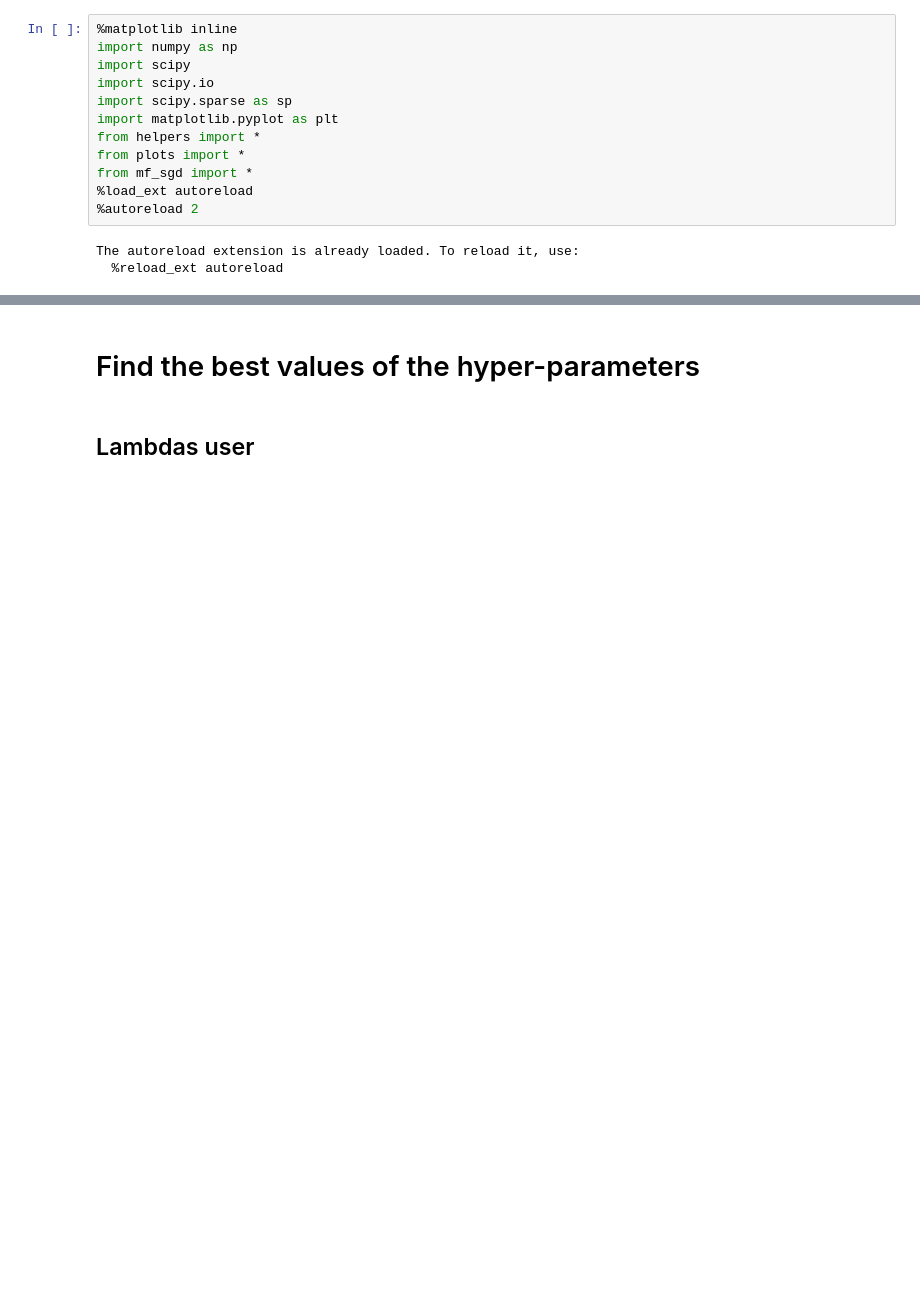
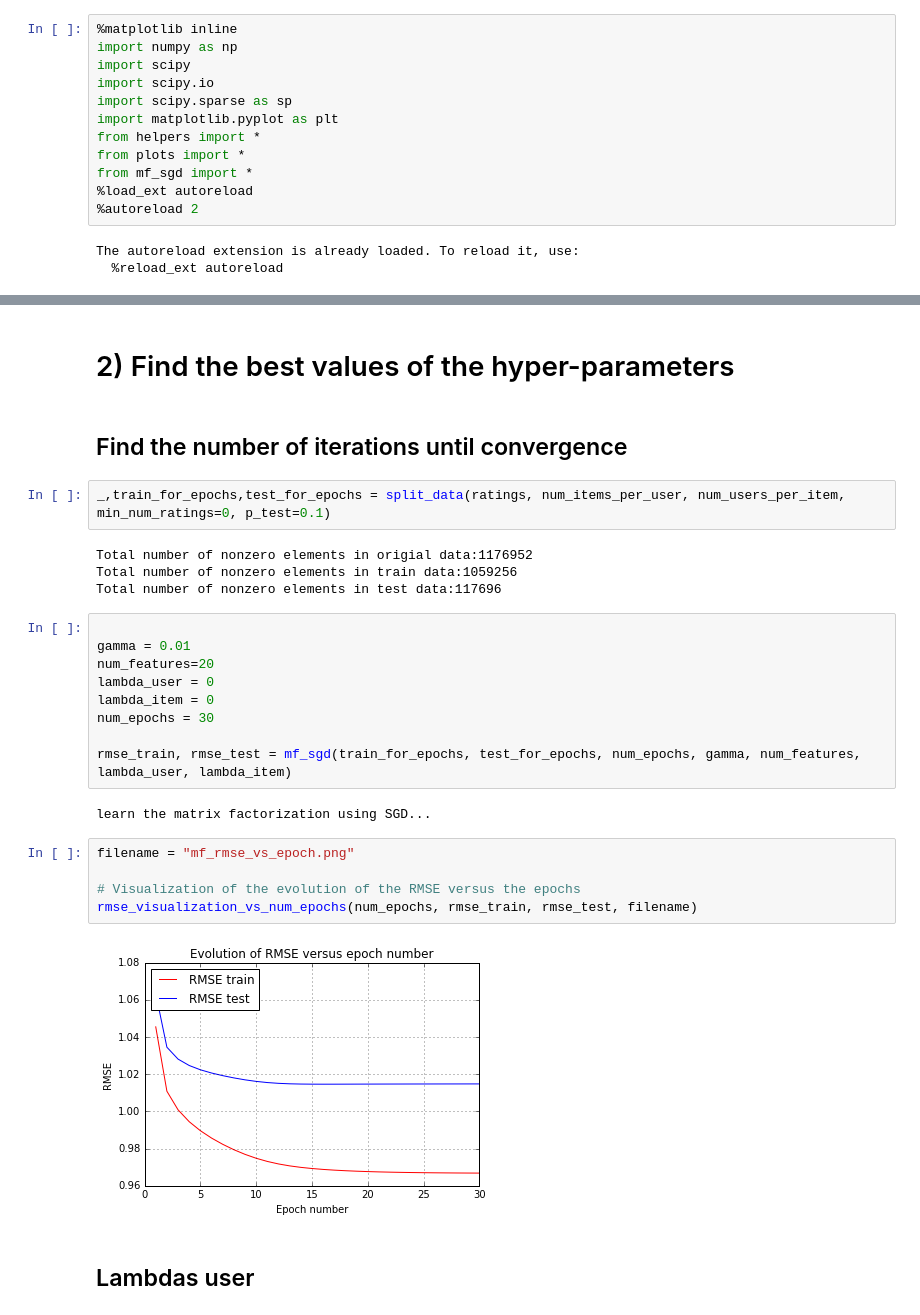
Before and after one commit to michaelheiniger/pcml-project2, a Jupyter notebook: python/MF_SGD.ipynb, the cells around one changed output, grey strips where cells are left out. Drawn from its saved outputs; the diff is of its cells as text; blank space fills up the shorter version.

Commit message:
Add rmse vs epoch number

```diff
--- a/python/MF_SGD.ipynb
+++ b/python/MF_SGD.ipynb
@@ -24,5 +26,31 @@ number of items: 10000, number of users: 1000
 # %% [markdown]
-# Find the best values of the hyper-parameters
+# 2) Find the best values of the hyper-parameters
+# %% [markdown]
+## Find the number of iterations until convergence
+# %%
+_,train_for_epochs,test_for_epochs = split_data(ratings, num_items_per_user, num_users_per_item, min_num_ratings=0, p_test=0.1)
+# %% [output]
+Total number of nonzero elements in origial data:1176952
+Total number of nonzero elements in train data:1059256
+Total number of nonzero elements in test data:117696
+# %%
+
+gamma = 0.01
+num_features=20
+lambda_user = 0
+lambda_item = 0
+num_epochs = 30
+
+rmse_train, rmse_test = mf_sgd(train_for_epochs, test_for_epochs, num_epochs, gamma, num_features, lambda_user, lambda_item)
+# %% [output]
+learn the matrix factorization using SGD...
+# %%
+filename = "mf_rmse_vs_epoch.png"
+
+# Visualization of the evolution of the RMSE versus the epochs
+rmse_visualization_vs_num_epochs(num_epochs, rmse_train, rmse_test, filename)
+# %% [output]
+[figure, added]
 # %% [markdown]
 ## Lambdas user
 # %%
```
Also changed, not shown: parts of 6 cells of this notebook.
